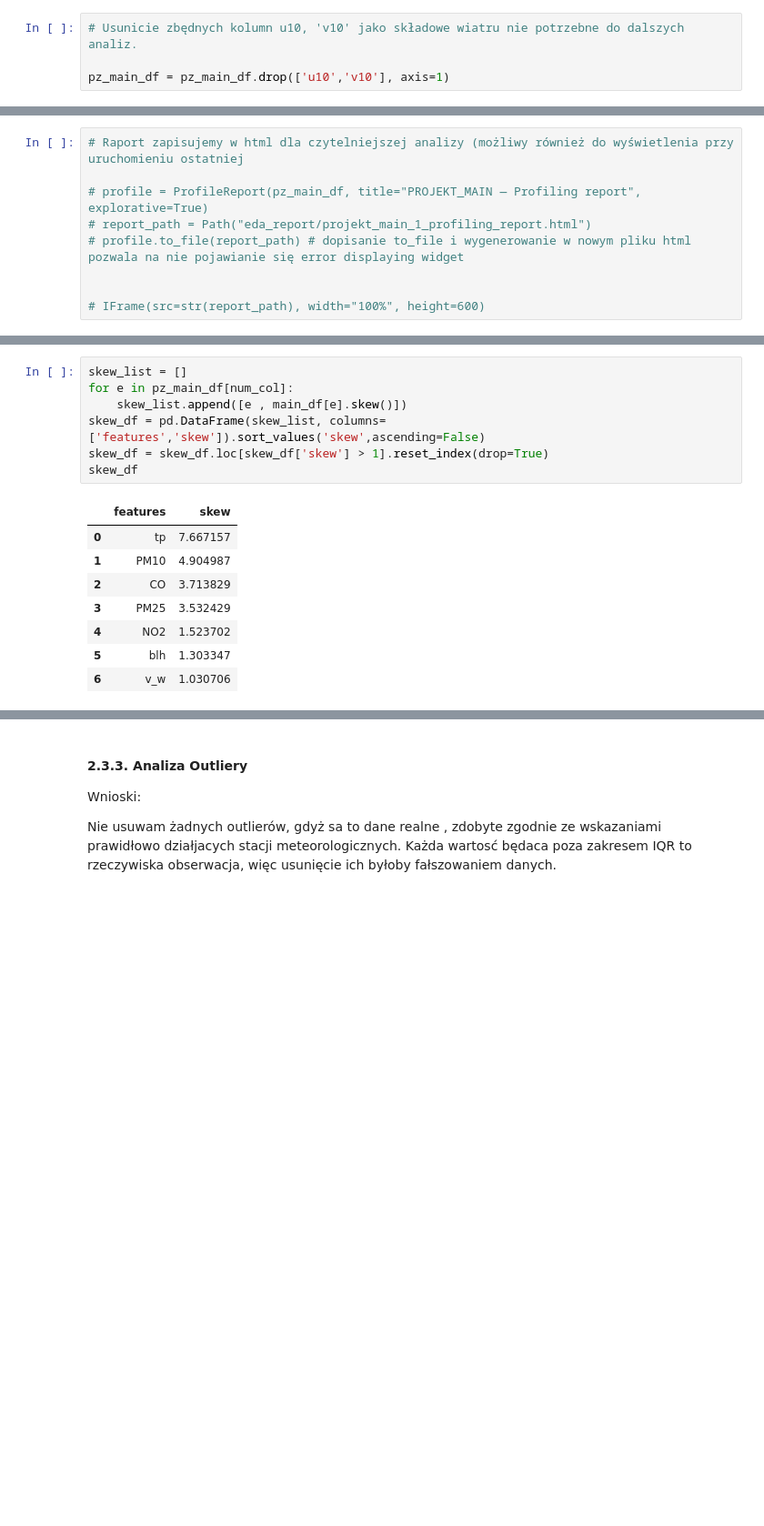
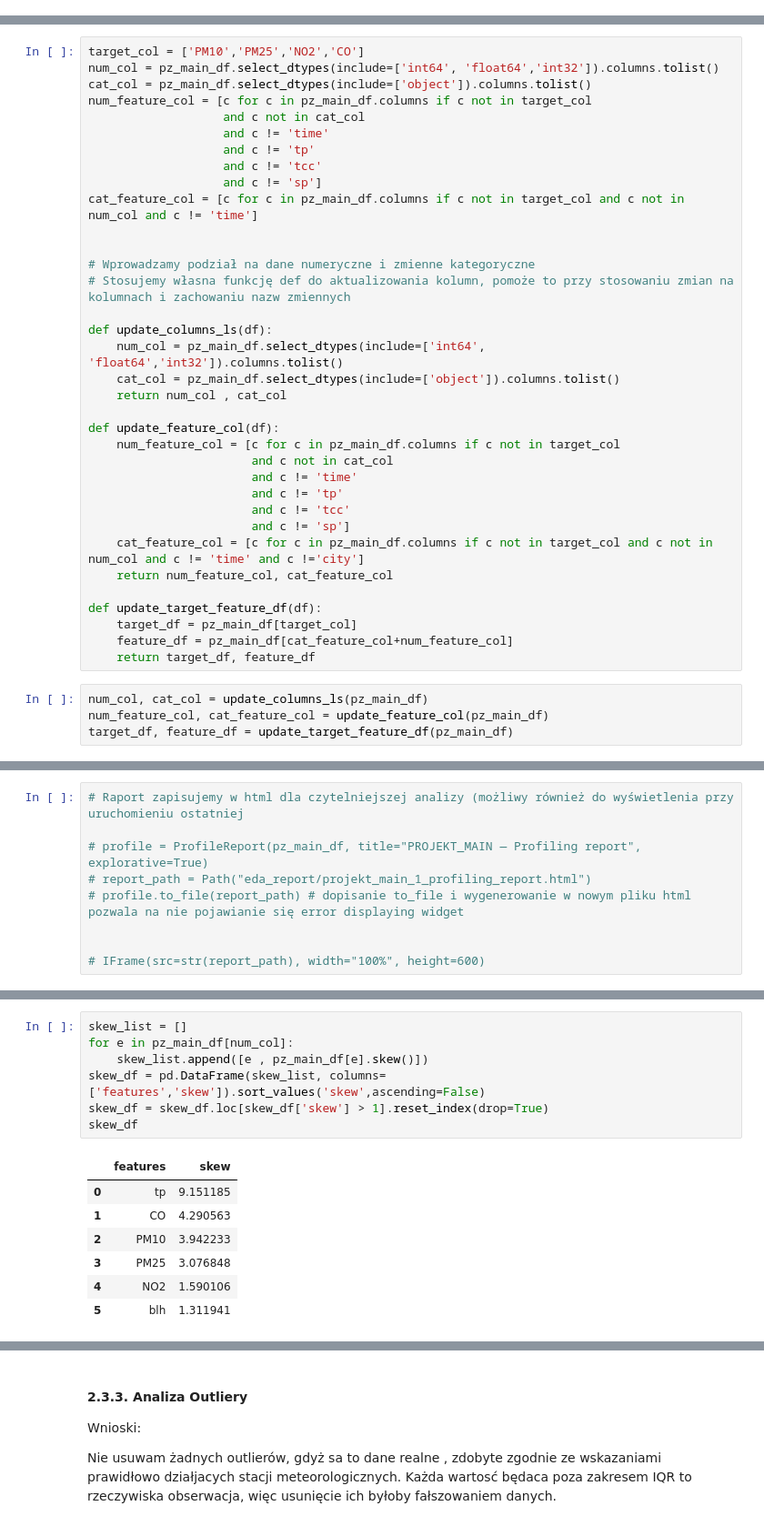
Before and after one commit to JMarcinUrbanski/jmu_repo, a Jupyter notebook: 1_projekt_air_polution_repo/1_PROJEKT_MAIN-PZ.ipynb, the cells around one changed output, grey strips where cells are left out. Shown at 91% size. Drawn from its saved outputs; the diff is of its cells as text; blank space fills up the shorter version.

```diff
--- a/1_projekt_air_polution_repo/1_PROJEKT_MAIN-PZ.ipynb
+++ b/1_projekt_air_polution_repo/1_PROJEKT_MAIN-PZ.ipynb
@@ -513,4 +554,0 @@ pz_main_df = all_weather_df.merge(pz_polution_df, on=['city','time'], how = 'lef
-# %%
-# Usunicie zbędnych kolumn u10, 'v10' jako składowe wiatru nie potrzebne do dalszych analiz.
-
-pz_main_df = pz_main_df.drop(['u10','v10'], axis=1)
@@ -592,3 +604,42 @@ feature_df = pz_main_df[cat_feature_col+num_feature_col]
+# %%
+target_col = ['PM10','PM25','NO2','CO']
+num_col = pz_main_df.select_dtypes(include=['int64', 'float64','int32']).columns.tolist()
+cat_col = pz_main_df.select_dtypes(include=['object']).columns.tolist()
+num_feature_col = [c for c in pz_main_df.columns if c not in target_col
+                   and c not in cat_col
+                   and c != 'time'
+                   and c != 'tp'
+                   and c != 'tcc'
+                   and c != 'sp']
+cat_feature_col = [c for c in pz_main_df.columns if c not in target_col and c not in num_col and c != 'time']
+
+
+# Wprowadzamy podział na dane numeryczne i zmienne kategoryczne
+# Stosujemy własna funkcję def do aktualizowania kolumn, pomoże to przy stosowaniu zmian na kolumnach i zachowaniu nazw zmiennych
+
+def update_columns_ls(df):
+    num_col = pz_main_df.select_dtypes(include=['int64', 'float64','int32']).columns.tolist()
+    cat_col = pz_main_df.select_dtypes(include=['object']).columns.tolist()
+    return num_col , cat_col
+
+def update_feature_col(df):
+    num_feature_col = [c for c in pz_main_df.columns if c not in target_col
+                       and c not in cat_col
+                       and c != 'time'
+                       and c != 'tp'
+                       and c != 'tcc'
+                       and c != 'sp']
+    cat_feature_col = [c for c in pz_main_df.columns if c not in target_col and c not in num_col and c != 'time' and c !='city']
+    return num_feature_col, cat_feature_col
+
+def update_target_feature_df(df):
+    target_df = pz_main_df[target_col]
+    feature_df = pz_main_df[cat_feature_col+num_feature_col]
+    return target_df, feature_df
+# %%
+num_col, cat_col = update_columns_ls(pz_main_df)
+num_feature_col, cat_feature_col = update_feature_col(pz_main_df)
+target_df, feature_df = update_target_feature_df(pz_main_df)
 # %% [markdown]
 #### 2.3.1. Generujemy Raport EDA
 # %%
@@ -617,19 +665,18 @@ transformację logarytmiczna (Zastosowane zostana przed budwa modelu Regresji Li
 # %%
 skew_list = []
 for e in pz_main_df[num_col]:
-    skew_list.append([e , main_df[e].skew()])
+    skew_list.append([e , pz_main_df[e].skew()])
 skew_df = pd.DataFrame(skew_list, columns=['features','skew']).sort_values('skew',ascending=False)
 skew_df = skew_df.loc[skew_df['skew'] > 1].reset_index(drop=True)
 skew_df
 # %% [output]
 |  | features | skew |
-| 0 | tp | 7.667157 |
-| 1 | PM10 | 4.904987 |
-| 2 | CO | 3.713829 |
-| 3 | PM25 | 3.532429 |
-| 4 | NO2 | 1.523702 |
-| 5 | blh | 1.303347 |
-| 6 | v_w | 1.030706 |
+| 0 | tp | 9.151185 |
+| 1 | CO | 4.290563 |
+| 2 | PM10 | 3.942233 |
+| 3 | PM25 | 3.076848 |
+| 4 | NO2 | 1.590106 |
+| 5 | blh | 1.311941 |
 # %%
 for c in num_col:
     plt.figure(figsize = (4,6))
```
Also changed, not shown: parts of 88 cells of this notebook, 6 other files.
